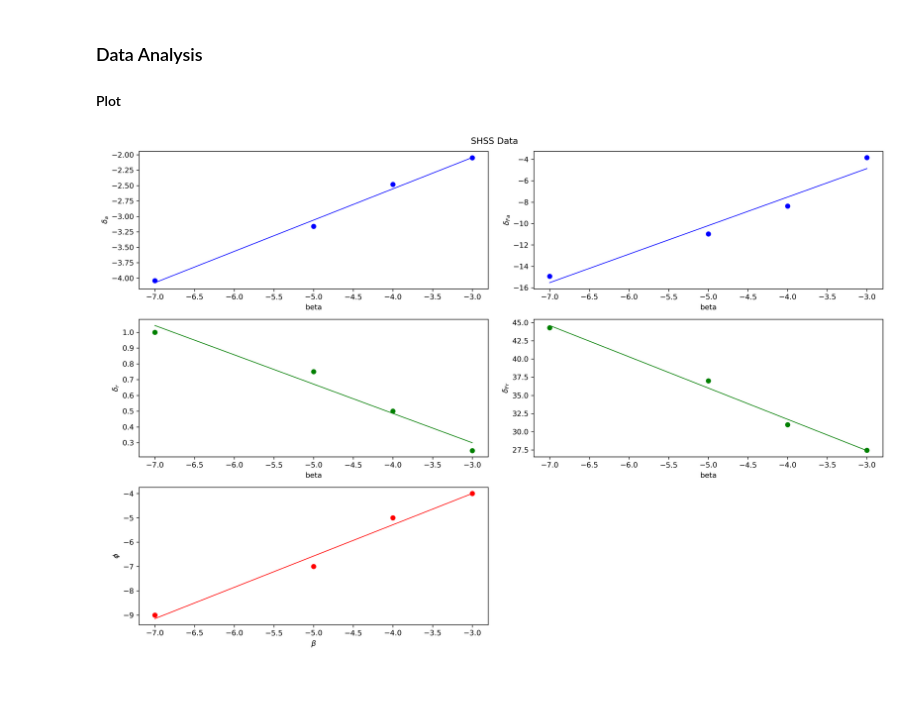
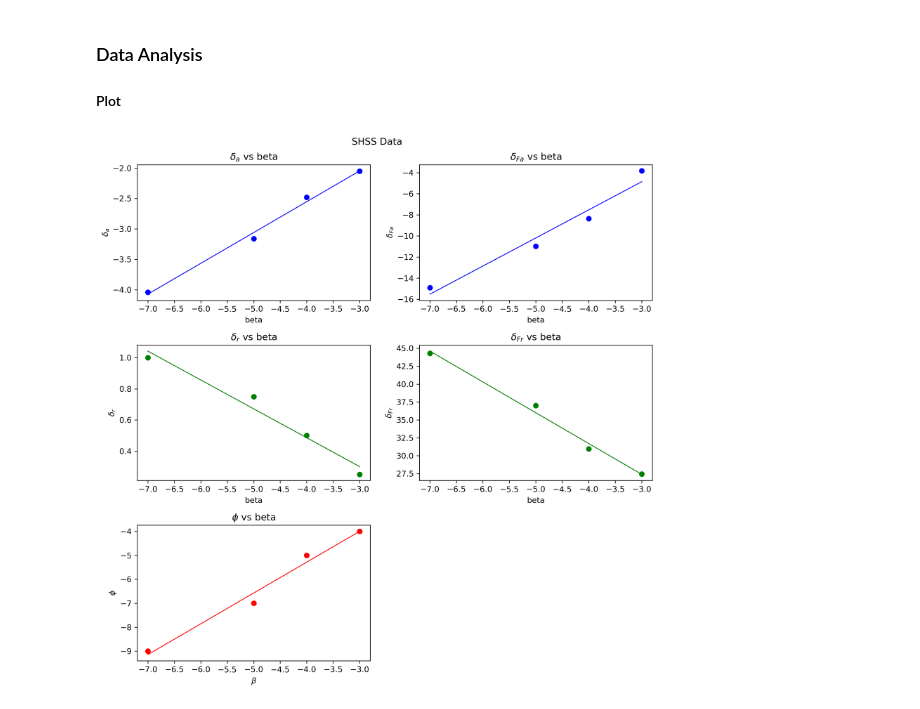
Before and after one commit to dg1234uk/flight-test-shss, a Jupyter notebook: shss.ipynb, the cells around one changed output. Drawn from its saved outputs; the diff is of its cells as text; code cells hidden in the pictures; blank space fills up the shorter version.

Commit message:
Plot size change

```diff
--- a/shss.ipynb
+++ b/shss.ipynb
@@ -52,27 +52,32 @@ dfs = [standardize_columns(df, column_mapping) for df in [df_shss]]
 #### Plot
 # %%
 # Create the figure and a 3x2 grid of subplots
-fig, axs = plt.subplots(3, 2, figsize=(15, 10), dpi=300)  # Adjust figsize as needed
+fig, axs = plt.subplots(3, 2, figsize=(10, 10), dpi=300)  # Adjust figsize as needed
 
 axs[0, 0].scatter(df_shss["beta"], df_shss["delta_a"], c="b", label="SHSS")
 axs[0, 0].set_xlabel("beta")
 axs[0, 0].set_ylabel(r"$\delta_a$")
+axs[0, 0].set_title(r"$\delta_a$ vs beta")
 
 axs[0, 1].scatter(df_shss["beta"], df_shss["delta_Fa"], c="b", label="SHSS")
 axs[0, 1].set_xlabel("beta")
 axs[0, 1].set_ylabel(r"$\delta_{Fa}$")
+axs[0, 1].set_title(r"$\delta_{Fa}$ vs beta")
 
 axs[1, 0].scatter(df_shss["beta"], df_shss["delta_r"], c="g", label="SHSS")
 axs[1, 0].set_xlabel("beta")
 axs[1, 0].set_ylabel(r"$\delta_r$")
+axs[1, 0].set_title(r"$\delta_r$ vs beta")
 
 axs[1, 1].scatter(df_shss["beta"], df_shss["delta_Fr"], c="g", label="SHSS")
 axs[1, 1].set_xlabel("beta")
 axs[1, 1].set_ylabel(r"$\delta_{Fr}$")
+axs[1, 1].set_title(r"$\delta_{Fr}$ vs beta")
 
 axs[2, 0].scatter(df_shss["beta"], df_shss["phi"], c="r", label="SHSS")
 axs[2, 0].set_xlabel(r"$\beta$")
 axs[2, 0].set_ylabel(r"$\phi$")
+axs[2, 0].set_title(r"$\phi$ vs beta")
 
 # Fit a linear line to each plot
 parameters = ["delta_a", "delta_Fa", "delta_r", "delta_Fr", "phi"]
@@ -89,31 +94,31 @@ axs[2, 1].axis("off")
 plt.suptitle("SHSS Data")
 plt.subplots_adjust(hspace=0.5, wspace=0.5)
 plt.tight_layout()
 plt.show()
 
 # Save the figure
 fig.savefig("./output/plots/shss_plot.png")
 
 for param in parameters:
     subfig = plt.figure(figsize=(10, 6), dpi=300)
     plt.scatter(df_shss["beta"], df_shss[param], c="blue", label="SHSS")
     plt.xlabel("beta")
     latex_labels = {
         "delta_a": r"$\delta_a$",
         "delta_Fa": r"$\delta_{Fa}$",
         "delta_r": r"$\delta_r$",
         "delta_Fr": r"$\delta_{Fr}$",
         "phi": r"$\phi$",
     }
 
     plt.ylabel(latex_labels[param])
     plt.title(f"SHSS Data: {latex_labels[param]} vs Beta")
     x = df_shss["beta"]
     y = df_shss[param]
     m, b = np.polyfit(x, y, 1)  # Perform linear fit
     plt.plot(x, m * x + b, color="blue", linestyle="-", linewidth=1)
     plt.tight_layout()
     subfig.savefig(f"./output/plots/plot_{param} v Beta.png")
     plt.close(subfig)
 # %% [output]
-[figure, old version]
+[figure, new version]
```
